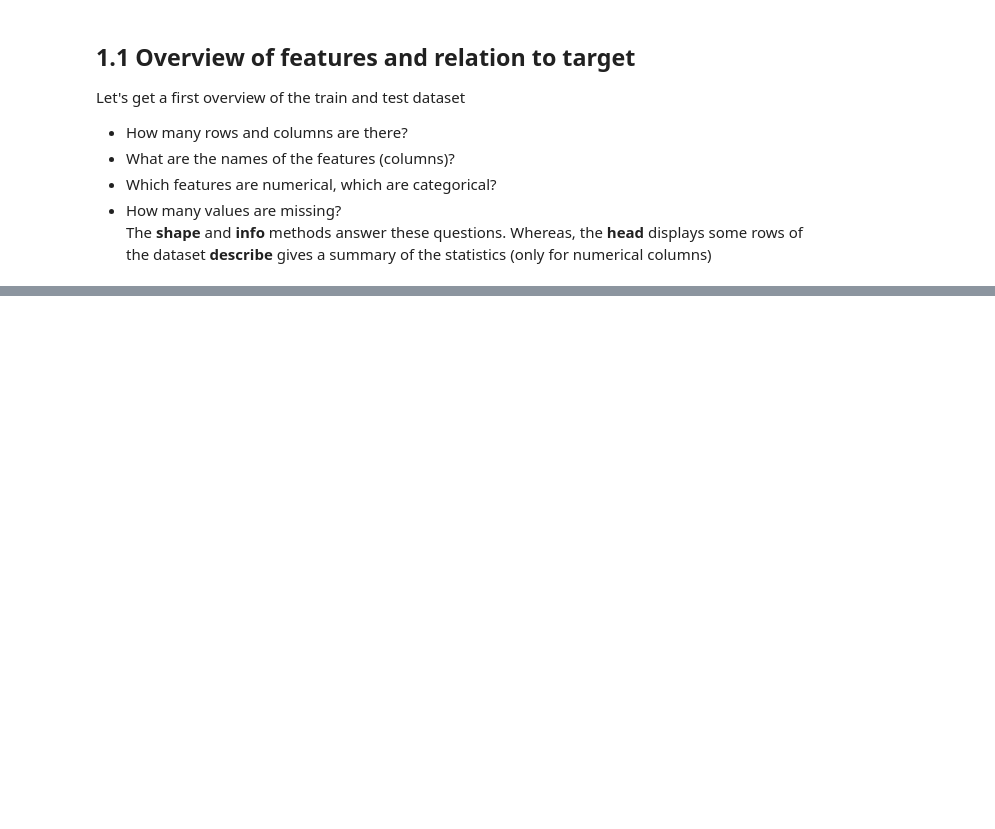
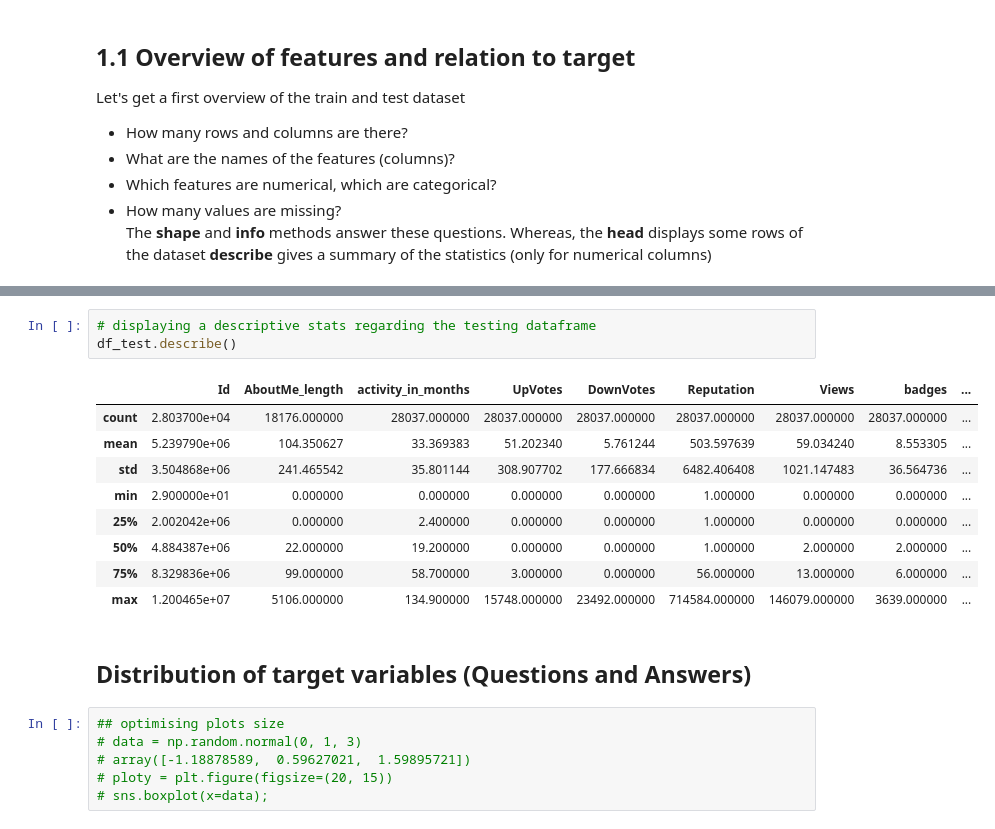
Before and after one commit to zolduoarrati/repos, a Jupyter notebook: Python/Jupyter/EDA/EDA & ML.ipynb, the cells around one changed output, grey strips where cells are left out. Drawn from its saved outputs; the diff is of its cells as text; blank space fills up the shorter version.

Commit message:
Distribution

```diff
--- a/Python/Jupyter/EDA/EDA & ML.ipynb
+++ b/Python/Jupyter/EDA/EDA & ML.ipynb
@@ -260,0 +287,21 @@ None
+# %%
+# displaying a descriptive stats regarding the testing dataframe
+df_test.describe()
+# %% [output]
+|  | Id | AboutMe_length | activity_in_months | UpVotes | DownVotes | Reputation | Views | badges | ... |
+| count | 2.803700e+04 | 18176.000000 | 28037.000000 | 28037.000000 | 28037.000000 | 28037.000000 | 28037.000000 | 28037.000000 | ... |
+| mean | 5.239790e+06 | 104.350627 | 33.369383 | 51.202340 | 5.761244 | 503.597639 | 59.034240 | 8.553305 | ... |
+| std | 3.504868e+06 | 241.465542 | 35.801144 | 308.907702 | 177.666834 | 6482.406408 | 1021.147483 | 36.564736 | ... |
+| min | 2.900000e+01 | 0.000000 | 0.000000 | 0.000000 | 0.000000 | 1.000000 | 0.000000 | 0.000000 | ... |
+| 25% | 2.002042e+06 | 0.000000 | 2.400000 | 0.000000 | 0.000000 | 1.000000 | 0.000000 | 0.000000 | ... |
+| 50% | 4.884387e+06 | 22.000000 | 19.200000 | 0.000000 | 0.000000 | 1.000000 | 2.000000 | 2.000000 | ... |
+| 75% | 8.329836e+06 | 99.000000 | 58.700000 | 3.000000 | 0.000000 | 56.000000 | 13.000000 | 6.000000 | ... |
+| max | 1.200465e+07 | 5106.000000 | 134.900000 | 15748.000000 | 23492.000000 | 714584.000000 | 146079.000000 | 3639.000000 | ... |
+# %% [markdown]
+## Distribution of target variables (Questions and Answers)
+# %%
+## optimising plots size
+# data = np.random.normal(0, 1, 3)
+# array([-1.18878589,  0.59627021,  1.59895721])
+# ploty = plt.figure(figsize=(20, 15))
+# sns.boxplot(x=data);
```
Also changed, not shown: parts of 25 cells of this notebook.
